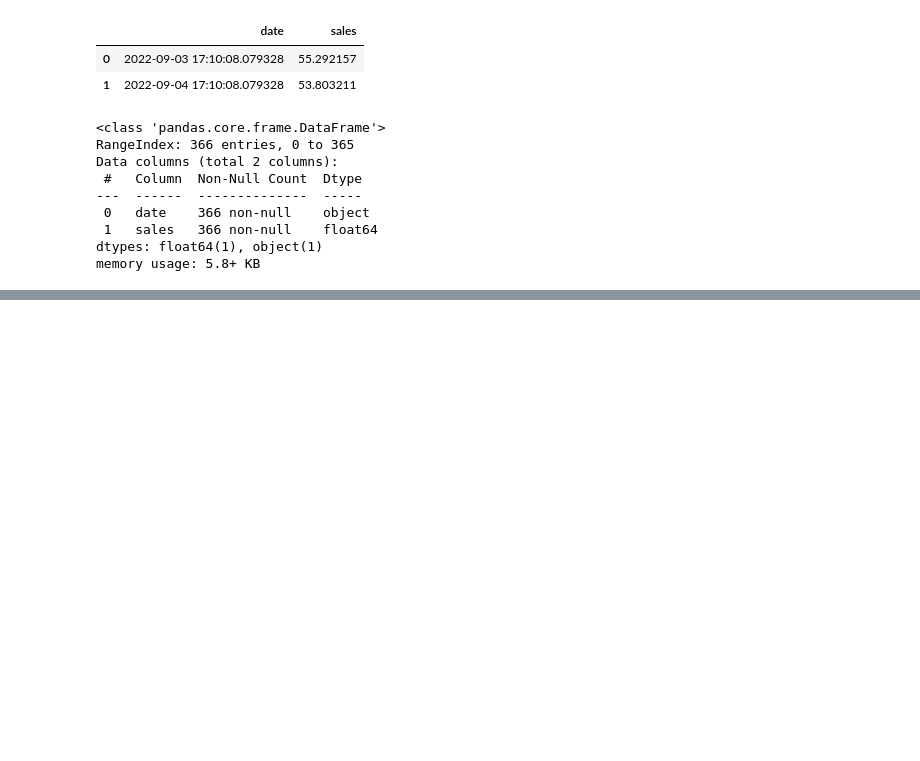
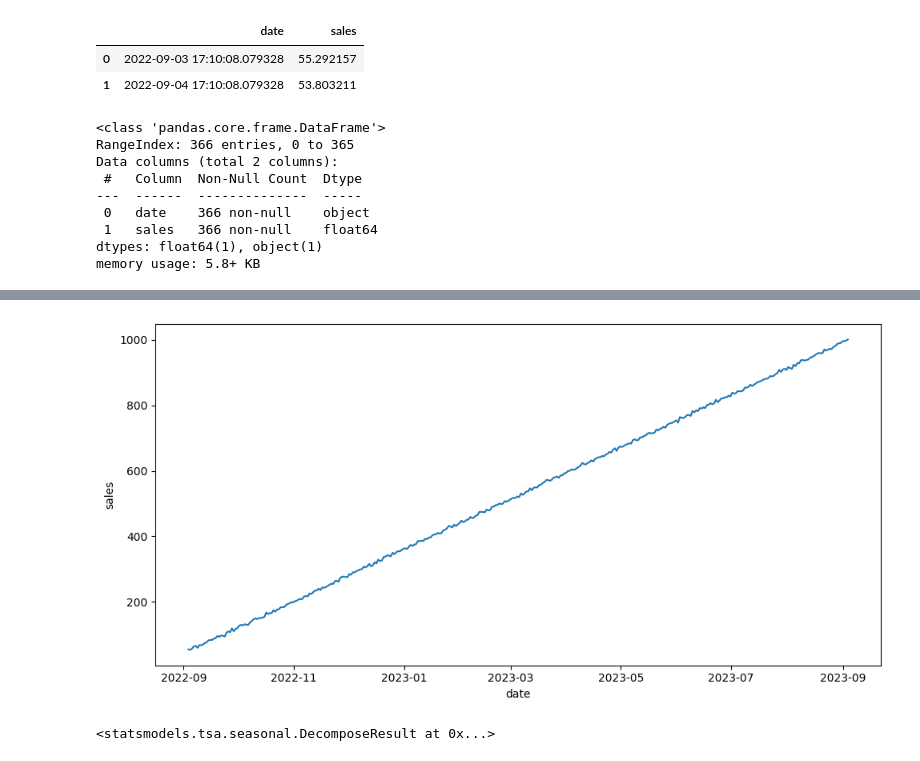
Before and after one commit to josedrosales/Time-Series, a Jupyter notebook: src/time_series.ipynb, the cells around one changed output, grey strips where cells are left out. Saved outputs shown, nothing was run; the diff lists cells and outputs as text; code cells hidden in the pictures; blank space fills up the shorter version.

```diff
--- a/src/time_series.ipynb
+++ b/src/time_series.ipynb
@@ -51,0 +49,20 @@ Name: sales, dtype: float64
+# %%
+import matplotlib.pyplot as plt
+import seaborn as sns
+
+plt.figure(figsize = (10, 5))
+
+sns.lineplot(data = ts)
+
+plt.tight_layout()
+
+plt.show()
+# %% [output]
+[figure, added]
+# %%
+from statsmodels.tsa.seasonal import seasonal_decompose
+
+decomposition = seasonal_decompose(ts)
+decomposition
+# %% [output]
+<statsmodels.tsa.seasonal.DecomposeResult at 0x...>
```
Also changed, not shown: parts of 10 cells of this notebook.
